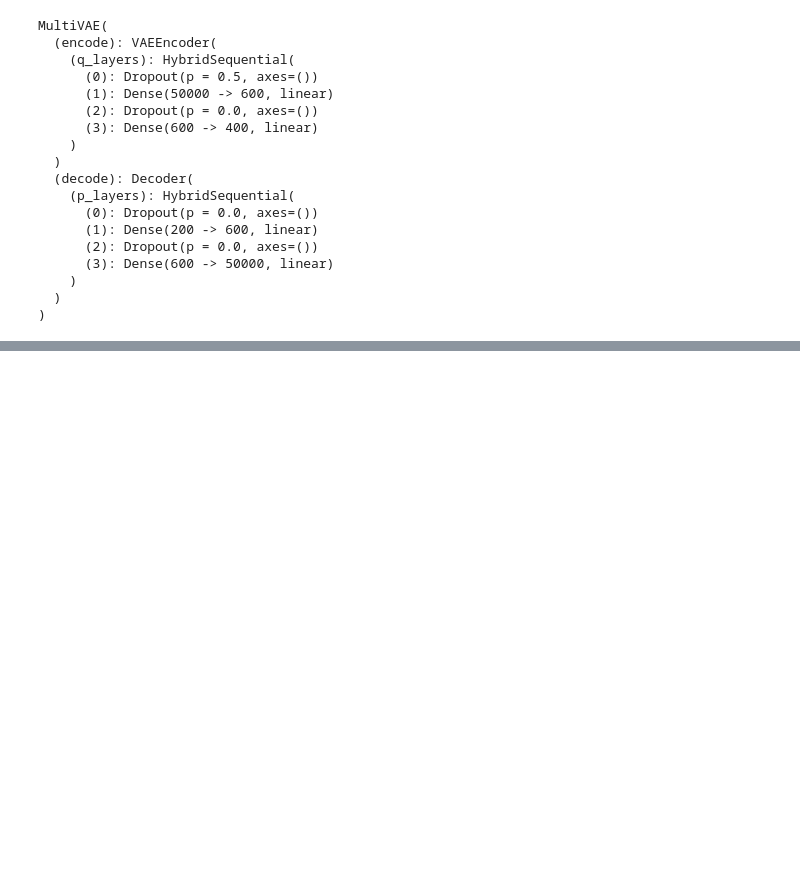
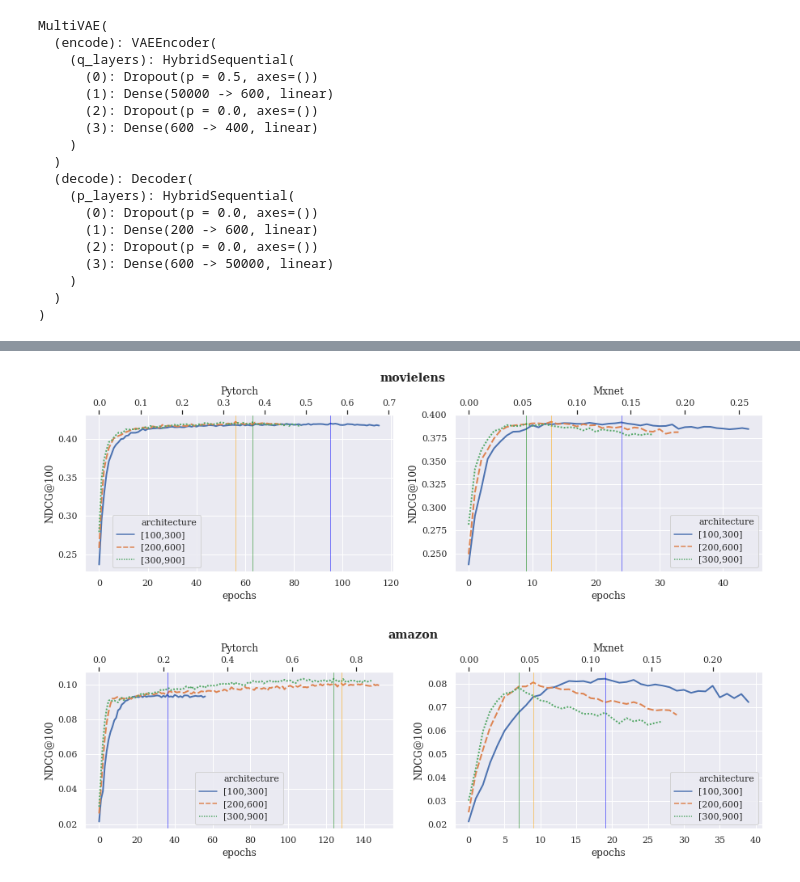
Before and after one commit to jrzaurin/infinitoml, a Jupyter notebook: _notebooks/2020-05-15-mult-vae.ipynb, the cells around one changed output, grey strips where cells are left out. Saved outputs shown, nothing was run; the diff lists cells and outputs as text; code cells hidden in the pictures; blank space fills up the shorter version.

```diff
--- a/_notebooks/2020-05-15-mult-vae.ipynb
+++ b/_notebooks/2020-05-15-mult-vae.ipynb
@@ -466,0 +704,7 @@ MultiVAE(
+# %%
+#collapse-hide
+from utils.plot_utils import plot_anneal_schedule, find_best, plot_loss, plot_ndcg_vs_pdims
+plot_anneal_schedule()
+# %% [output]
+[figure, added]
+[figure, added]
```
Also changed, not shown: parts of 53 cells of this notebook, 3 other files.
